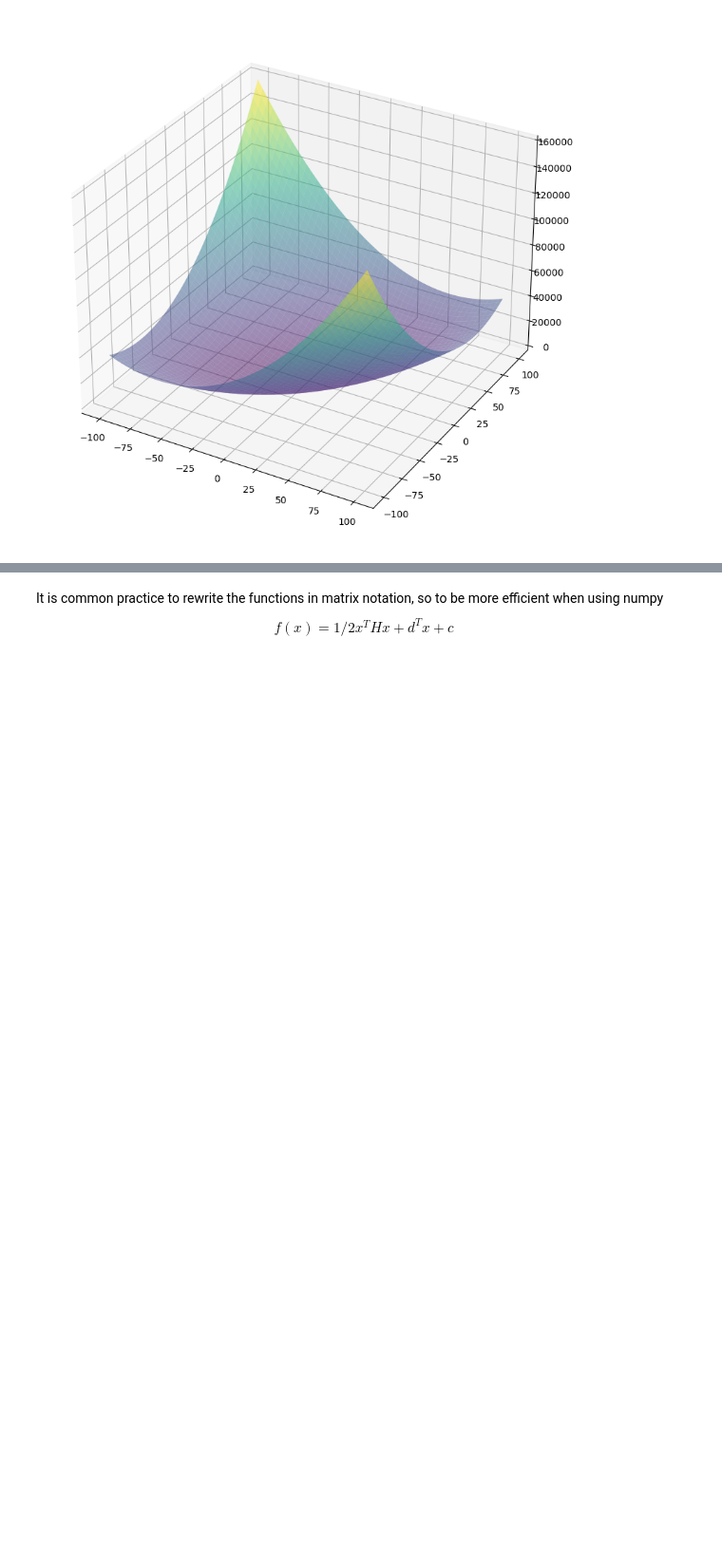
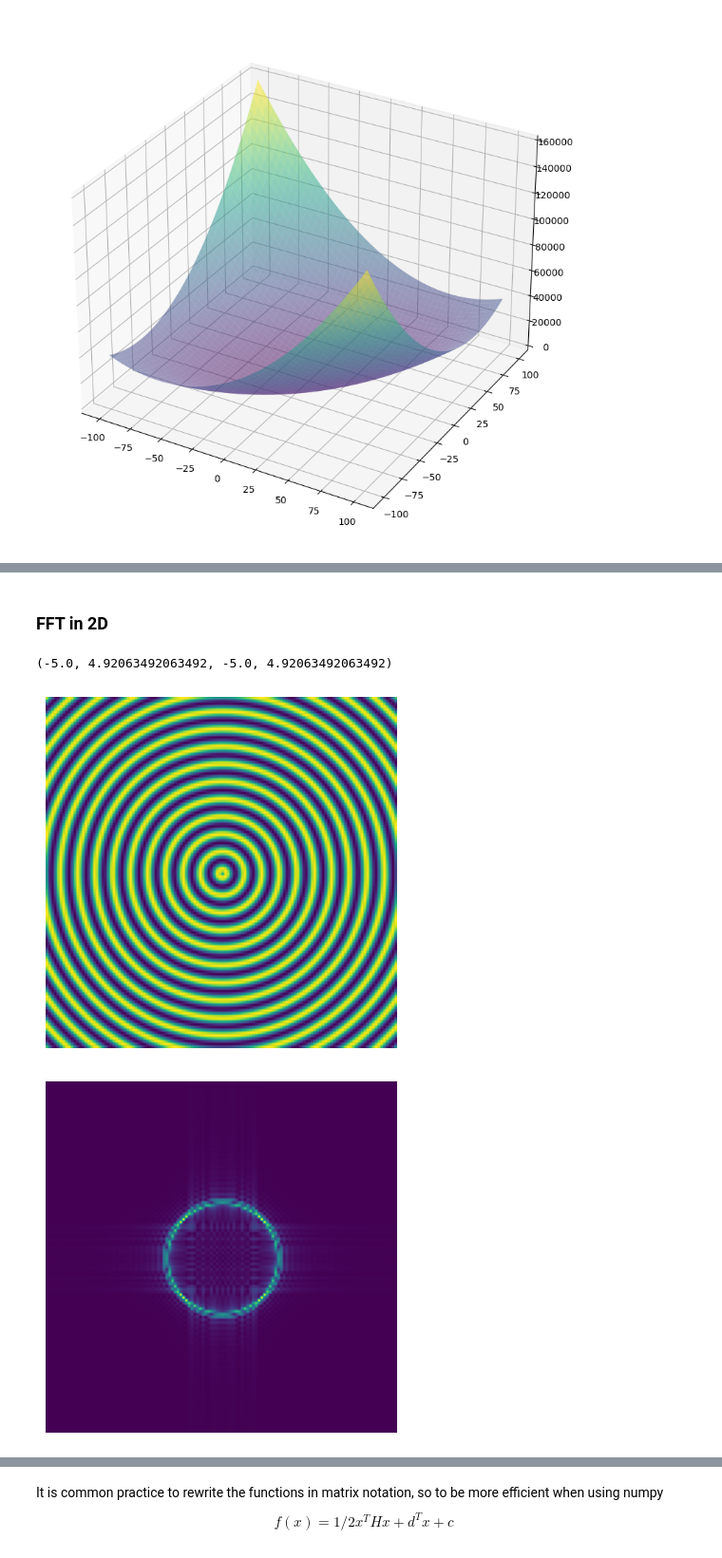
Before and after one commit to AlbertoEusebio/Numerical-Analysis-For-Machine-Learning, a Jupyter notebook: CHEATSHEET.ipynb, the cells around one changed output, grey strips where cells are left out. Shown at 95% size. Saved outputs shown, nothing was run; the diff lists cells and outputs as text; code cells hidden in the pictures; blank space fills up the shorter version.

```diff
--- a/CHEATSHEET.ipynb
+++ b/CHEATSHEET.ipynb
@@ -210,0 +239,30 @@ import jax.numpy as jnp
+# %% [markdown]
+### FFT in 2D
+# %%
+# create a 2D signal
+x = np.arange(-2*np.pi, 2*np.pi, 0.1)
+y = np.arange(-2*np.pi, 2*np.pi, 0.1)
+xx, yy = np.meshgrid(x, y)
+#z = np.sin(2*np.pi*1*xx) + np.sin(2*np.pi*2*yy)
+z = np.sin(10*np.sqrt(xx**2 + yy**2))
+
+# FFT
+Z = np.fft.fft2(z)
+Z_shift = np.fft.fftshift(Z)
+
+# shifting the frequencies and imposing the limits
+freq_x_shift = np.fft.fftshift(np.fft.fftfreq(len(x), d = 0.1))
+freq_y_shift = np.fft.fftshift(np.fft.fftfreq(len(y), d = 0.1))
+limits = [freq_x_shift[0], freq_x_shift[-1], freq_y_shift[0], freq_y_shift[-1]]
+
+plt.figure()
+plt.imshow(z)
+plt.axis('off')
+
+plt.figure()
+plt.imshow(np.absolute(Z_shift), extent=limits)
+plt.axis('off')
+# %% [output]
+(-5.0, 4.92063492063492, -5.0, 4.92063492063492)
+[figure, added]
+[figure, added]
```
Also changed, not shown: parts of 42 cells of this notebook, 7 other files.
